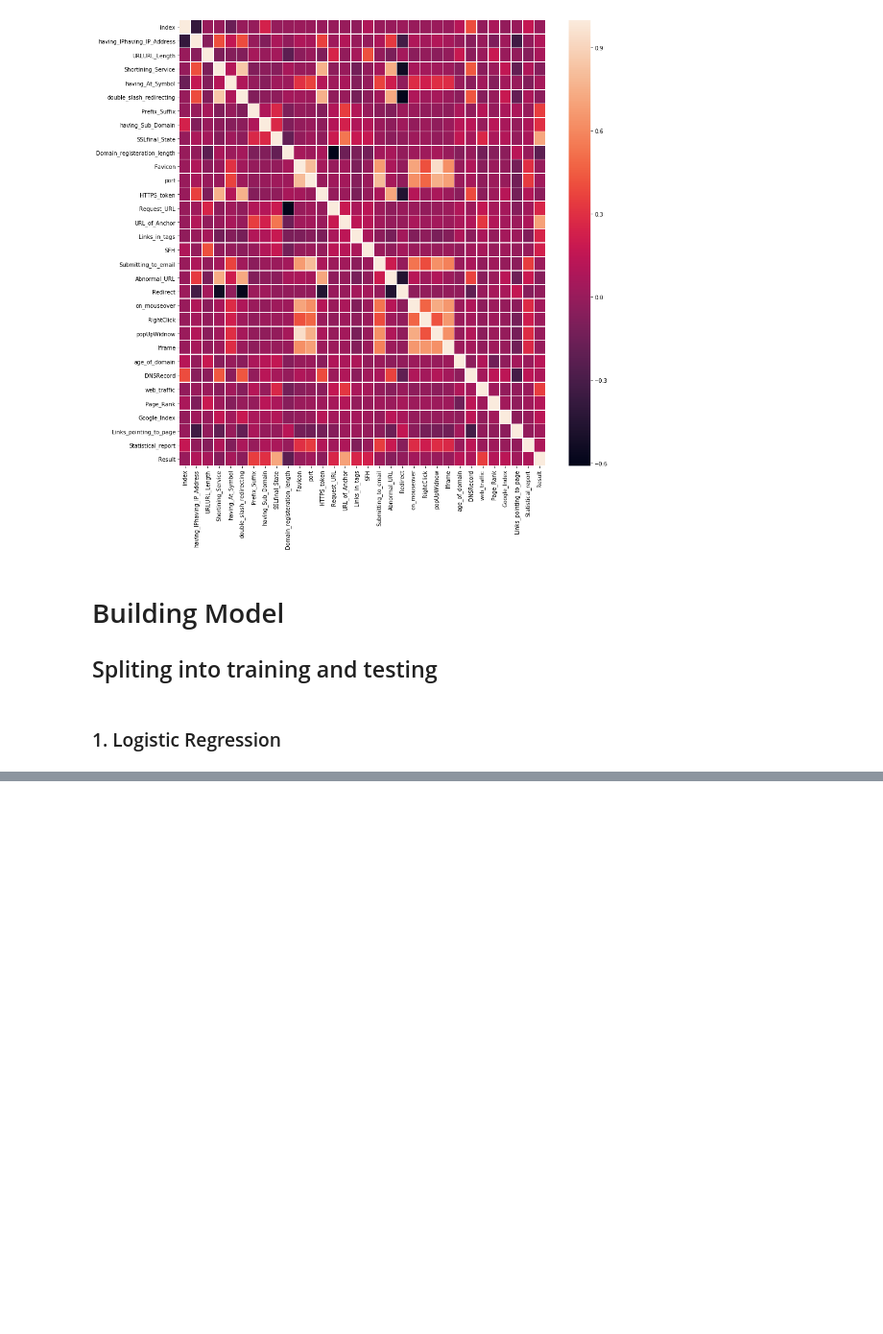
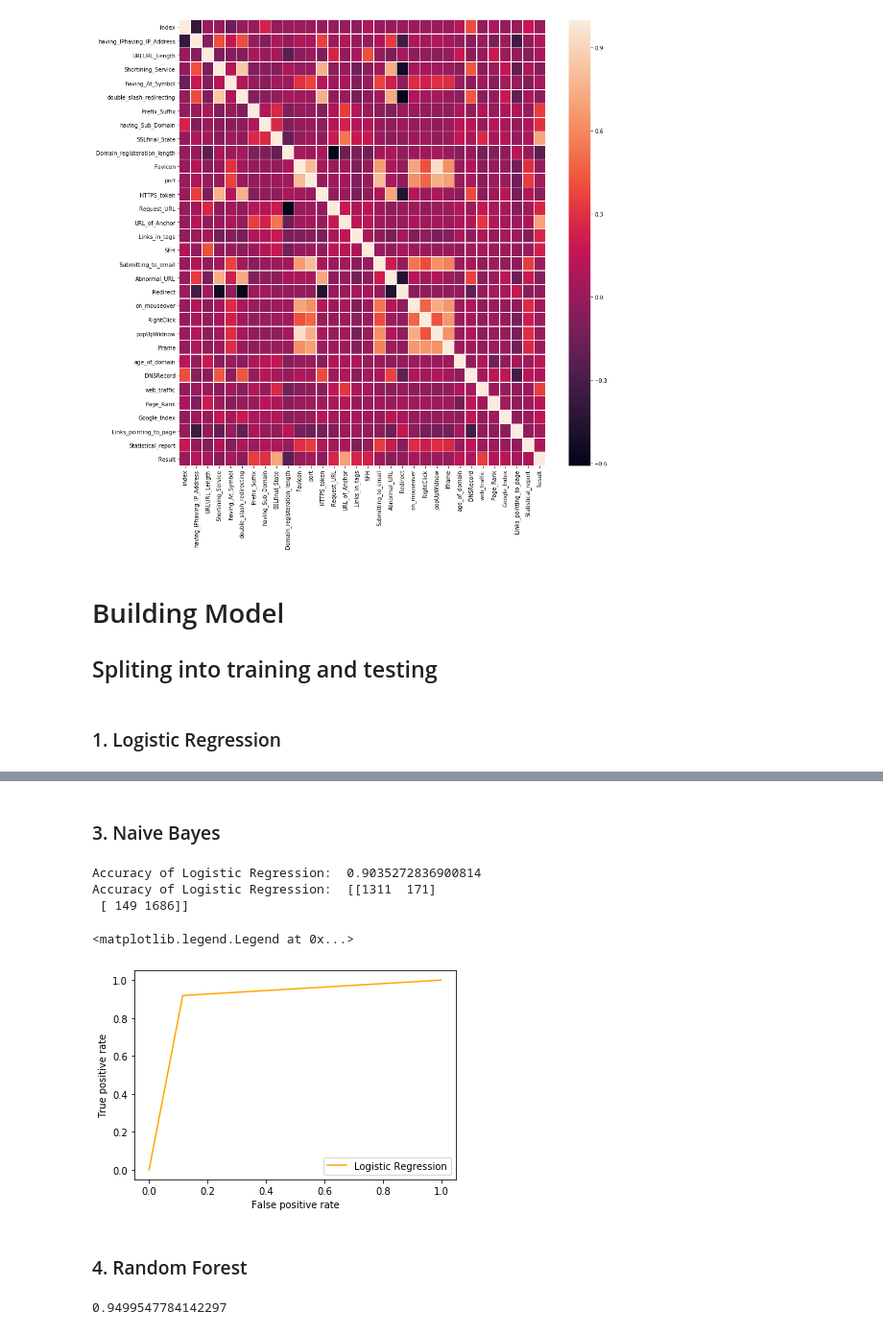
Before and after one commit to Nirzak/PhishDetector-Model-Evaluation, a Jupyter notebook: Model Evaluation.ipynb, the cells around one changed output, grey strips where cells are left out. Shown: that part at 96% size. Cells and saved outputs as stored; diff of their text form; code cells hidden in the pictures; blank space fills up the shorter version.

Commit message:
Combined Randomized CV and Random Forest Done

```diff
--- a/Model Evaluation.ipynb
+++ b/Model Evaluation.ipynb
@@ -120,0 +158,33 @@ print("Accuracy of Logistic Regression: ", accuracy_matric(pred,test_Y))
+# %% [markdown]
+### 3. Naive Bayes
+# %%
+from sklearn.naive_bayes import BernoulliNB
+bayes = BernoulliNB()
+bayes.fit(train_X, train_Y)
+pred=bayes.predict(test_X)
+print("Accuracy of Logistic Regression: ", accuracy_score(pred, test_Y))
+print("Accuracy of Logistic Regression: ", confusion_matrix(pred, test_Y,))
+fpr,tpr,thresh = roc_curve(pred, test_Y)
+
+#Ploting ROC Curve of Logistic Regression
+plt.plot(fpr,tpr,'orange',label = 'Logistic Regression')
+plt.legend("Logistic Regression", loc='lower right')
+plt.xlabel("False positive rate")
+plt.ylabel("True positive rate")
+plt.legend(loc='lower right')
+# %% [output]
+Accuracy of Logistic Regression:  0.9035272836900814
+Accuracy of Logistic Regression:  [[1311  171]
+ [ 149 1686]]
+<matplotlib.legend.Legend at 0x...>
+[figure, added]
+# %% [markdown]
+### 4. Random Forest
+# %%
+from sklearn.ensemble import RandomForestClassifier
+forest_clf = RandomForestClassifier(max_depth=10, random_state=0)
+forest_clf.fit(train_X,train_Y)
+ran_pred=forest_clf.predict(test_X)
+accuracy_score(ran_pred,test_Y)
+# %% [output]
+0.9499547784142297
```
Also changed, not shown: parts of 8 cells of this notebook, 2 other files.
